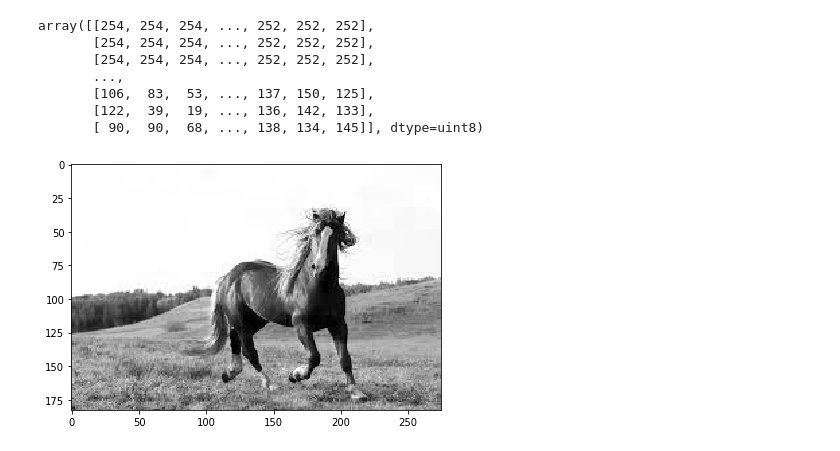
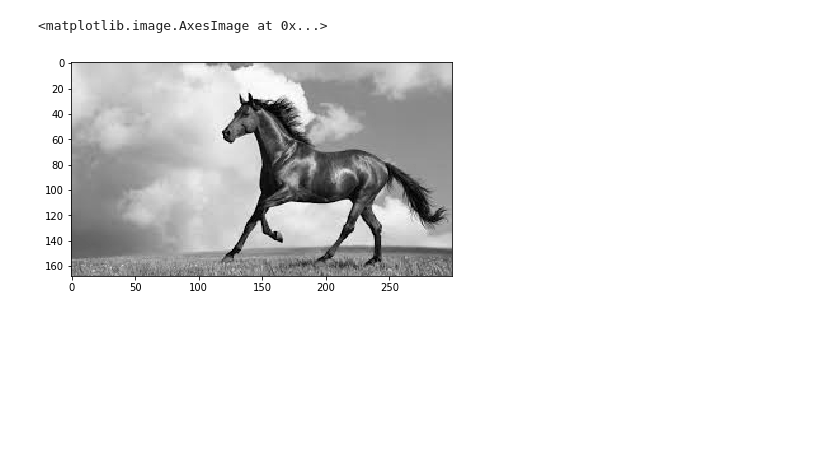
Before and after one commit to 161150744/PID_T1, a Jupyter notebook: methodTestWithHistogram.ipynb, the cells around one changed output. Drawn from its saved outputs; the diff is of its cells as text; code cells hidden in the pictures; blank space fills up the shorter version.

```diff
--- a/methodTestWithHistogram.ipynb
+++ b/methodTestWithHistogram.ipynb
@@ -8,6 +8,6 @@ import numpy as np
 # %%
 from skimage.color import rgb2gray
 # %%
-horse2=io.imread('download (3).jpeg.jpeg')
+horse2=io.imread('download (1).jpeg')
 # %%
 horse=io.imread('download (2).jpeg')
@@ -42,14 +19,7 @@ array([[0.72771451, 0.72771451, 0.72771451, ..., 0.75330627, 0.75330627,
 [figure]
 # %%
-horse2=horse2[:,:,0]
+horse2=rgb2gray(horse2)
 io.imshow(horse2)
-horse2
 # %% [output]
-array([[254, 254, 254, ..., 252, 252, 252],
-       [254, 254, 254, ..., 252, 252, 252],
-       [254, 254, 254, ..., 252, 252, 252],
-       ...,
-       [106,  83,  53, ..., 137, 150, 125],
-       [122,  39,  19, ..., 136, 142, 133],
-       [ 90,  90,  68, ..., 138, 134, 145]], dtype=uint8)
+<matplotlib.image.AxesImage at 0x...>
-[figure, old version]
+[figure, new version]
```
Also changed, not shown: parts of 9 cells of this notebook.
